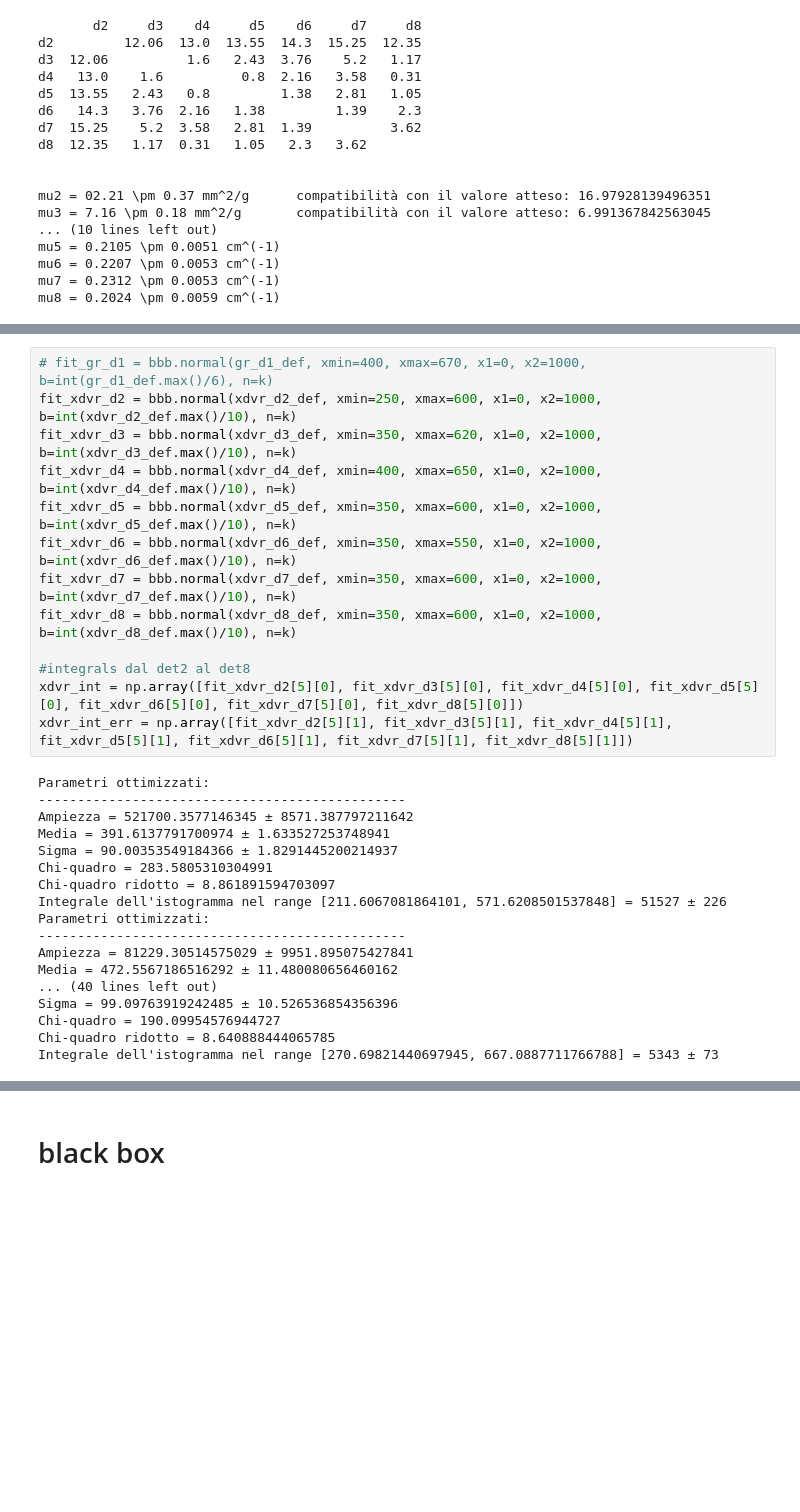
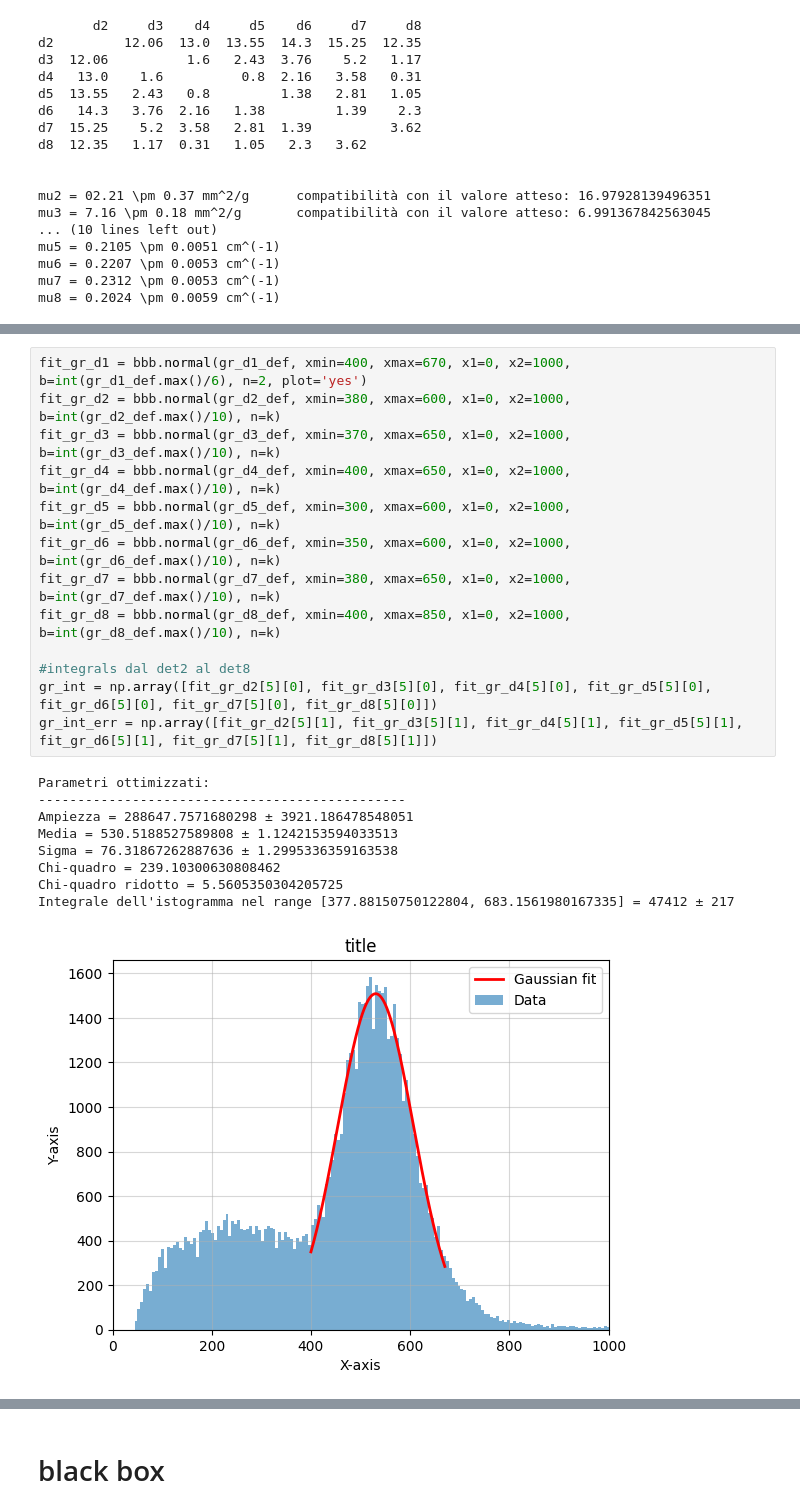
Before and after one commit to b3n3d3tt4/imaging, a Jupyter notebook: analisi.ipynb, the cells around one changed output, grey strips where cells are left out. Cells and saved outputs as stored; diff of their text form; blank space fills up the shorter version.

```diff
--- a/analisi.ipynb
+++ b/analisi.ipynb
@@ -941,31 +1116,23 @@ xdvr_d8_def = xdvr_d8_calib[xdvr_d8_calib != 0]
 # %%
-# fit_gr_d1 = bbb.normal(gr_d1_def, xmin=400, xmax=670, x1=0, x2=1000, b=int(gr_d1_def.max()/6), n=k)
-fit_xdvr_d2 = bbb.normal(xdvr_d2_def, xmin=250, xmax=600, x1=0, x2=1000, b=int(xdvr_d2_def.max()/10), n=k)
-fit_xdvr_d3 = bbb.normal(xdvr_d3_def, xmin=350, xmax=620, x1=0, x2=1000, b=int(xdvr_d3_def.max()/10), n=k)
-fit_xdvr_d4 = bbb.normal(xdvr_d4_def, xmin=400, xmax=650, x1=0, x2=1000, b=int(xdvr_d4_def.max()/10), n=k)
-fit_xdvr_d5 = bbb.normal(xdvr_d5_def, xmin=350, xmax=600, x1=0, x2=1000, b=int(xdvr_d5_def.max()/10), n=k)
-fit_xdvr_d6 = bbb.normal(xdvr_d6_def, xmin=350, xmax=550, x1=0, x2=1000, b=int(xdvr_d6_def.max()/10), n=k)
-fit_xdvr_d7 = bbb.normal(xdvr_d7_def, xmin=350, xmax=600, x1=0, x2=1000, b=int(xdvr_d7_def.max()/10), n=k)
-fit_xdvr_d8 = bbb.normal(xdvr_d8_def, xmin=350, xmax=600, x1=0, x2=1000, b=int(xdvr_d8_def.max()/10), n=k)
+fit_gr_d1 = bbb.normal(gr_d1_def, xmin=400, xmax=670, x1=0, x2=1000, b=int(gr_d1_def.max()/6), n=2, plot='yes')
+fit_gr_d2 = bbb.normal(gr_d2_def, xmin=380, xmax=600, x1=0, x2=1000, b=int(gr_d2_def.max()/10), n=k)
+fit_gr_d3 = bbb.normal(gr_d3_def, xmin=370, xmax=650, x1=0, x2=1000, b=int(gr_d3_def.max()/10), n=k)
+fit_gr_d4 = bbb.normal(gr_d4_def, xmin=400, xmax=650, x1=0, x2=1000, b=int(gr_d4_def.max()/10), n=k)
+fit_gr_d5 = bbb.normal(gr_d5_def, xmin=300, xmax=600, x1=0, x2=1000, b=int(gr_d5_def.max()/10), n=k)
+fit_gr_d6 = bbb.normal(gr_d6_def, xmin=350, xmax=600, x1=0, x2=1000, b=int(gr_d6_def.max()/10), n=k)
+fit_gr_d7 = bbb.normal(gr_d7_def, xmin=380, xmax=650, x1=0, x2=1000, b=int(gr_d7_def.max()/10), n=k)
+fit_gr_d8 = bbb.normal(gr_d8_def, xmin=400, xmax=850, x1=0, x2=1000, b=int(gr_d8_def.max()/10), n=k)
 
 #integrals dal det2 al det8
-xdvr_int = np.array([fit_xdvr_d2[5][0], fit_xdvr_d3[5][0], fit_xdvr_d4[5][0], fit_xdvr_d5[5][0], fit_xdvr_d6[5][0], fit_xdvr_d7[5][0], fit_xdvr_d8[5][0]])
-xdvr_int_err = np.array([fit_xdvr_d2[5][1], fit_xdvr_d3[5][1], fit_xdvr_d4[5][1], fit_xdvr_d5[5][1], fit_xdvr_d6[5][1], fit_xdvr_d7[5][1], fit_xdvr_d8[5][1]])
+gr_int = np.array([fit_gr_d2[5][0], fit_gr_d3[5][0], fit_gr_d4[5][0], fit_gr_d5[5][0], fit_gr_d6[5][0], fit_gr_d7[5][0], fit_gr_d8[5][0]])
+gr_int_err = np.array([fit_gr_d2[5][1], fit_gr_d3[5][1], fit_gr_d4[5][1], fit_gr_d5[5][1], fit_gr_d6[5][1], fit_gr_d7[5][1], fit_gr_d8[5][1]])
 # %% [output]
 Parametri ottimizzati:
 -----------------------------------------------
-Ampiezza = 521700.3577146345 ± 8571.387797211642
-Media = 391.6137791700974 ± 1.633527253748941
-Sigma = 90.00353549184366 ± 1.8291445200214937
-Chi-quadro = 283.5805310304991
-Chi-quadro ridotto = 8.861891594703097
-Integrale dell'istogramma nel range [211.6067081864101, 571.6208501537848] = 51527 ± 226
-Parametri ottimizzati:
------------------------------------------------
-Ampiezza = 81229.30514575029 ± 9951.895075427841
-Media = 472.5567186516292 ± 11.480080656460162
-... (40 lines left out)
-Sigma = 99.09763919242485 ± 10.526536854356396
-Chi-quadro = 190.09954576944727
-Chi-quadro ridotto = 8.640888444065785
-Integrale dell'istogramma nel range [270.69821440697945, 667.0887711766788] = 5343 ± 73
+Ampiezza = 288647.7571680298 ± 3921.186478548051
+Media = 530.5188527589808 ± 1.1242153594033513
+Sigma = 76.31867262887636 ± 1.2995336359163538
+Chi-quadro = 239.10300630808462
+Chi-quadro ridotto = 5.5605350304205725
+Integrale dell'istogramma nel range [377.88150750122804, 683.1561980167335] = 47412 ± 217
+[figure, added]
```
Also changed, not shown: parts of 33 cells of this notebook, 2 other files.
